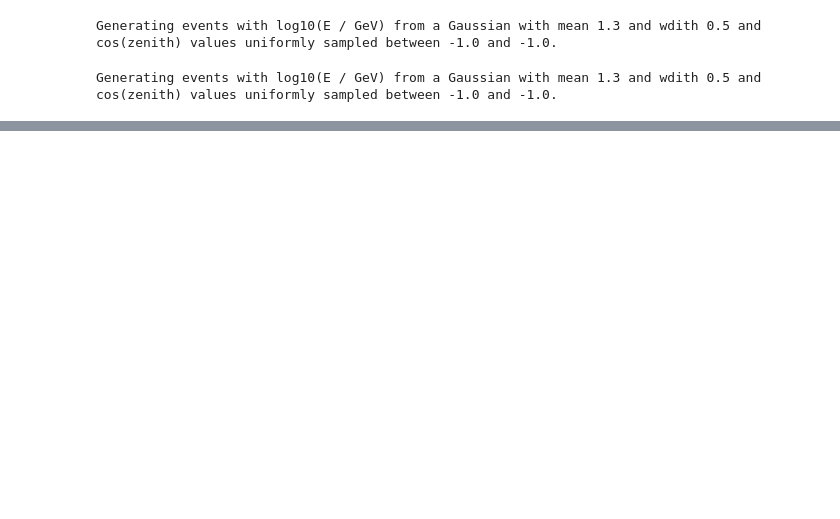
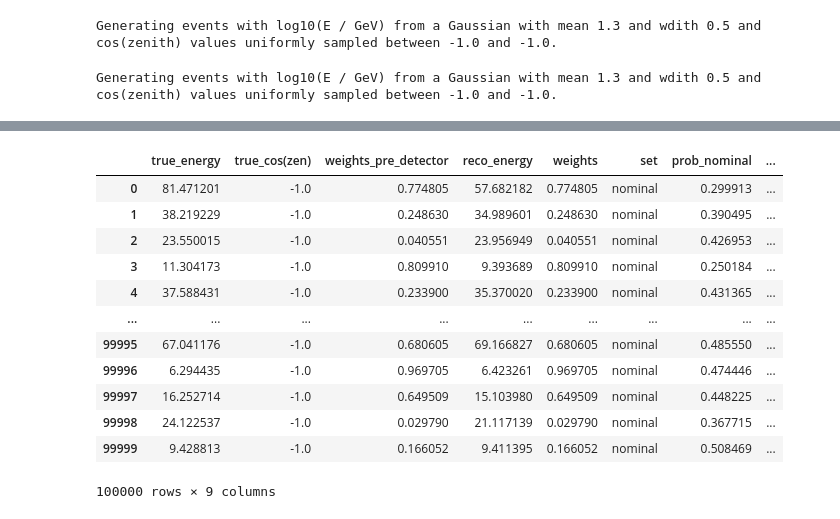
Before and after one commit to LeanderFischer/ultrasurfaces, a Jupyter notebook: New Ultrasurface Notebook Alex.ipynb, the cells around one changed output, grey strips where cells are left out. Drawn from its saved outputs; the diff is of its cells as text; code cells hidden in the pictures; blank space fills up the shorter version.

```diff
--- a/New Ultrasurface Notebook Alex.ipynb
+++ b/New Ultrasurface Notebook Alex.ipynb
@@ -93,0 +162,16 @@ array([  6.15556832, 148.41133642,  12.78693241, ...,  12.22039438,
+# %%
+df_with_probs
+# %% [output]
+|  | true_energy | true_cos(zen) | weights_pre_detector | reco_energy | weights | set | prob_nominal | ... |
+| 0 | 81.471201 | -1.0 | 0.774805 | 57.682182 | 0.774805 | nominal | 0.299913 | ... |
+| 1 | 38.219229 | -1.0 | 0.248630 | 34.989601 | 0.248630 | nominal | 0.390495 | ... |
+| 2 | 23.550015 | -1.0 | 0.040551 | 23.956949 | 0.040551 | nominal | 0.426953 | ... |
+| 3 | 11.304173 | -1.0 | 0.809910 | 9.393689 | 0.809910 | nominal | 0.250184 | ... |
+| 4 | 37.588431 | -1.0 | 0.233900 | 35.370020 | 0.233900 | nominal | 0.431365 | ... |
+| ... | ... | ... | ... | ... | ... | ... | ... | ... |
+| 99995 | 67.041176 | -1.0 | 0.680605 | 69.166827 | 0.680605 | nominal | 0.485550 | ... |
+| 99996 | 6.294435 | -1.0 | 0.969705 | 6.423261 | 0.969705 | nominal | 0.474446 | ... |
+| 99997 | 16.252714 | -1.0 | 0.649509 | 15.103980 | 0.649509 | nominal | 0.448225 | ... |
+| 99998 | 24.122537 | -1.0 | 0.029790 | 21.117139 | 0.029790 | nominal | 0.367715 | ... |
+| 99999 | 9.428813 | -1.0 | 0.166052 | 9.411395 | 0.166052 | nominal | 0.508469 | ... |
+100000 rows × 9 columns
```
Also changed, not shown: parts of 18 cells of this notebook, 3 other files.
